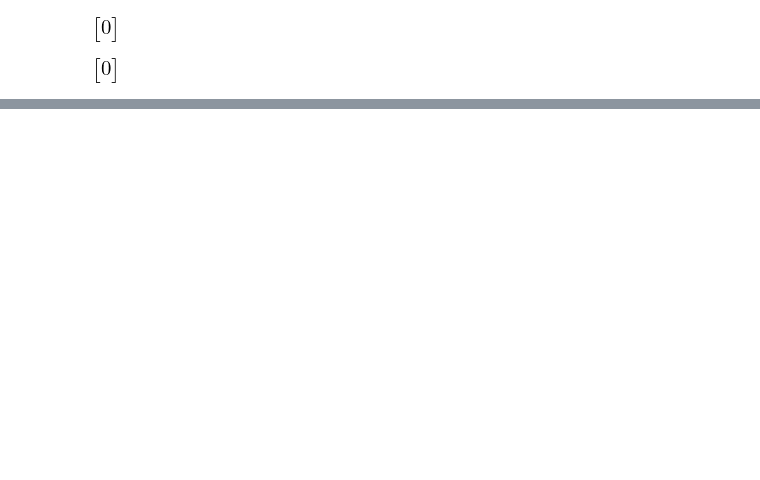
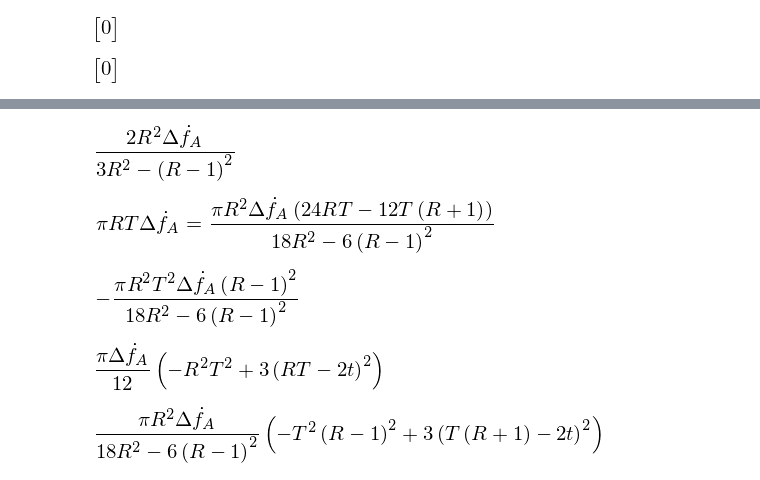
Before and after one commit to GregoryAshton/neutron_star_modelling, a Jupyter notebook: LyneSwitchingAnalytic/LeastSquaresDerivation.ipynb, the cells around one changed output, grey strips where cells are left out. Saved outputs shown, nothing was run; the diff lists cells and outputs as text; code cells hidden in the pictures; blank space fills up the shorter version.

```diff
--- a/LyneSwitchingAnalytic/LeastSquaresDerivation.ipynb
+++ b/LyneSwitchingAnalytic/LeastSquaresDerivation.ipynb
@@ -67,0 +65,24 @@ simplify(R**5 - expand((R-1)**5))
+# %%
+dSB_min = solve(Eq(DeltaPhiA_min.subs(t, R*T), DeltaPhiB_min.subs(t, R*T)), dSB)[0]
+dSB_min
+# %% [output]
+[figure, added]
+# %%
+Eq(diff(DeltaPhiA_min, t).subs(t, R*T), diff(DeltaPhiB_min, t).subs(t, R*T))
+# %% [output]
+[figure, added]
+# %%
+dPB_minF = simplify(dPB_min.subs(dSB, dSB_min))
+dPB_minF
+# %% [output]
+[figure, added]
+# %%
+DeltaPhiA_min = simplify(dPA_min + 2*pi*(dSA/2 * (t-tRA)**2))
+DeltaPhiA_min
+# %% [output]
+[figure, added]
+# %%
+DeltaPhiB_min = simplify(dPB_minF + 2*pi*(dSB_min/2 * (t-tRB)**2))
+DeltaPhiB_min
+# %% [output]
+[figure, added]
```
Also changed, not shown: parts of 13 cells of this notebook, 8 other files.
